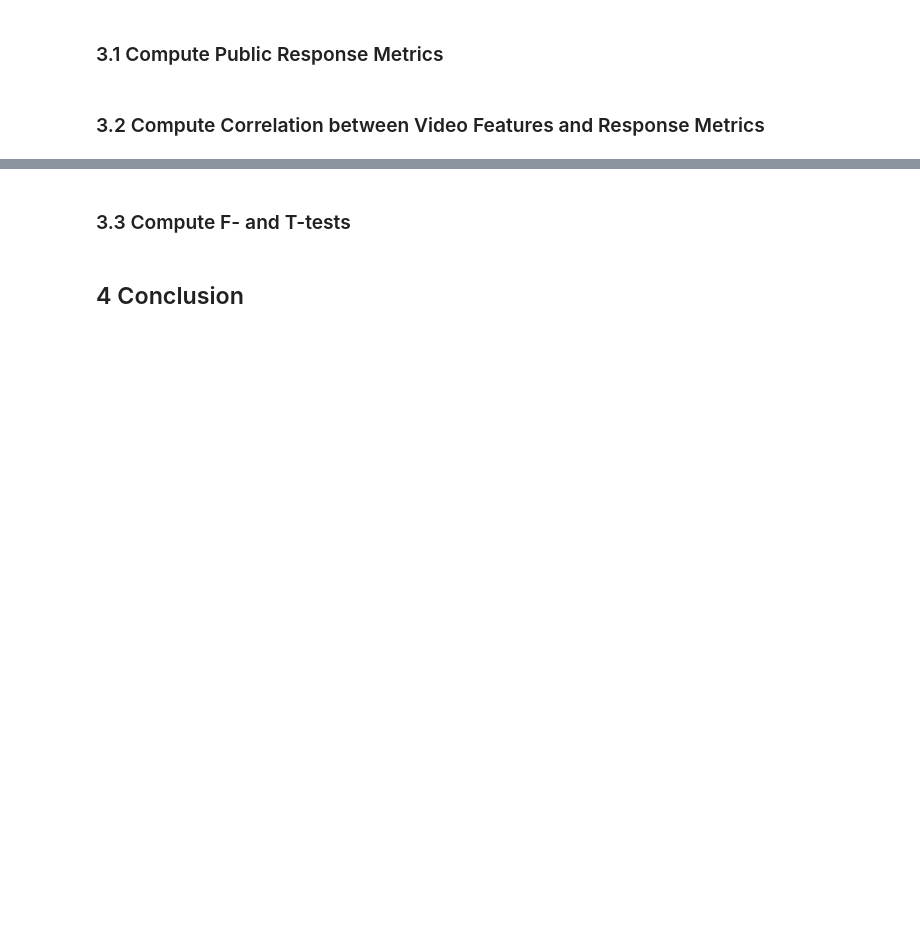
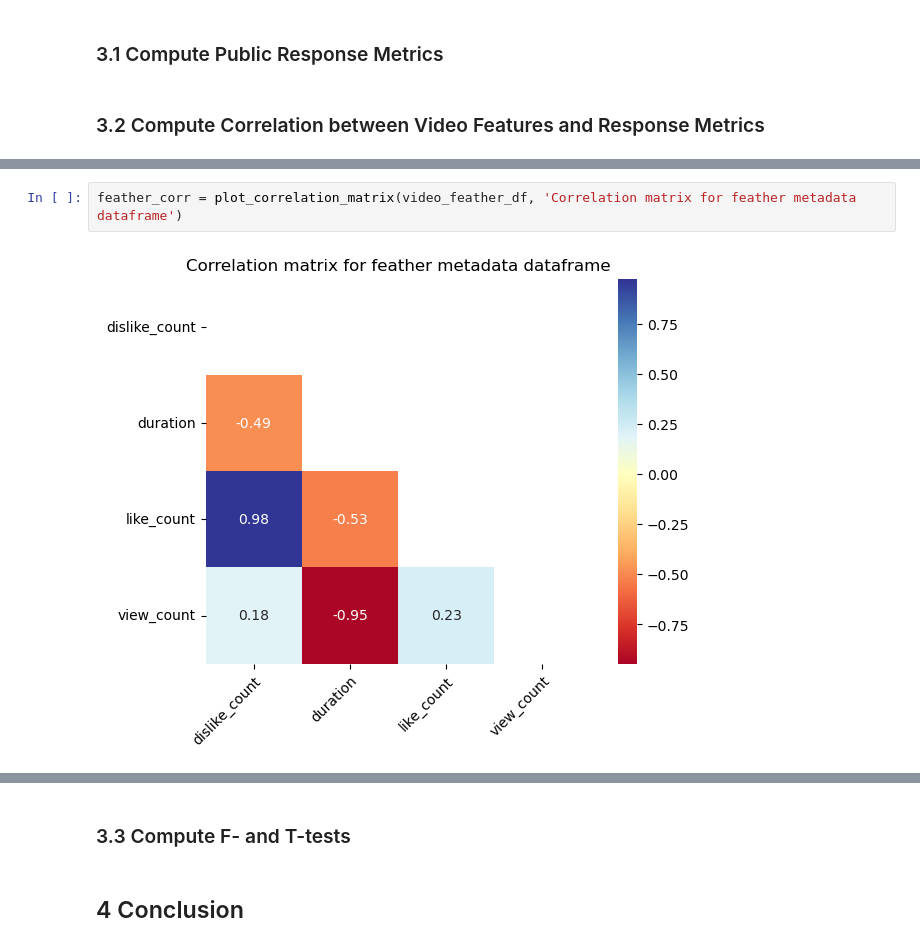
Before and after one commit to epfl-ada/ada-2024-project-lil0mohammadali, a Jupyter notebook: results.ipynb, the cells around one changed output, grey strips where cells are left out. Drawn from its saved outputs; the diff is of its cells as text; blank space fills up the shorter version.

```diff
--- a/results.ipynb
+++ b/results.ipynb
@@ -363,0 +380,4 @@ USE PLOTS
+# %%
+feather_corr = plot_correlation_matrix(video_feather_df, 'Correlation matrix for feather metadata dataframe')
+# %% [output]
+[figure, added]
```
Also changed, not shown: parts of 6 cells of this notebook.
